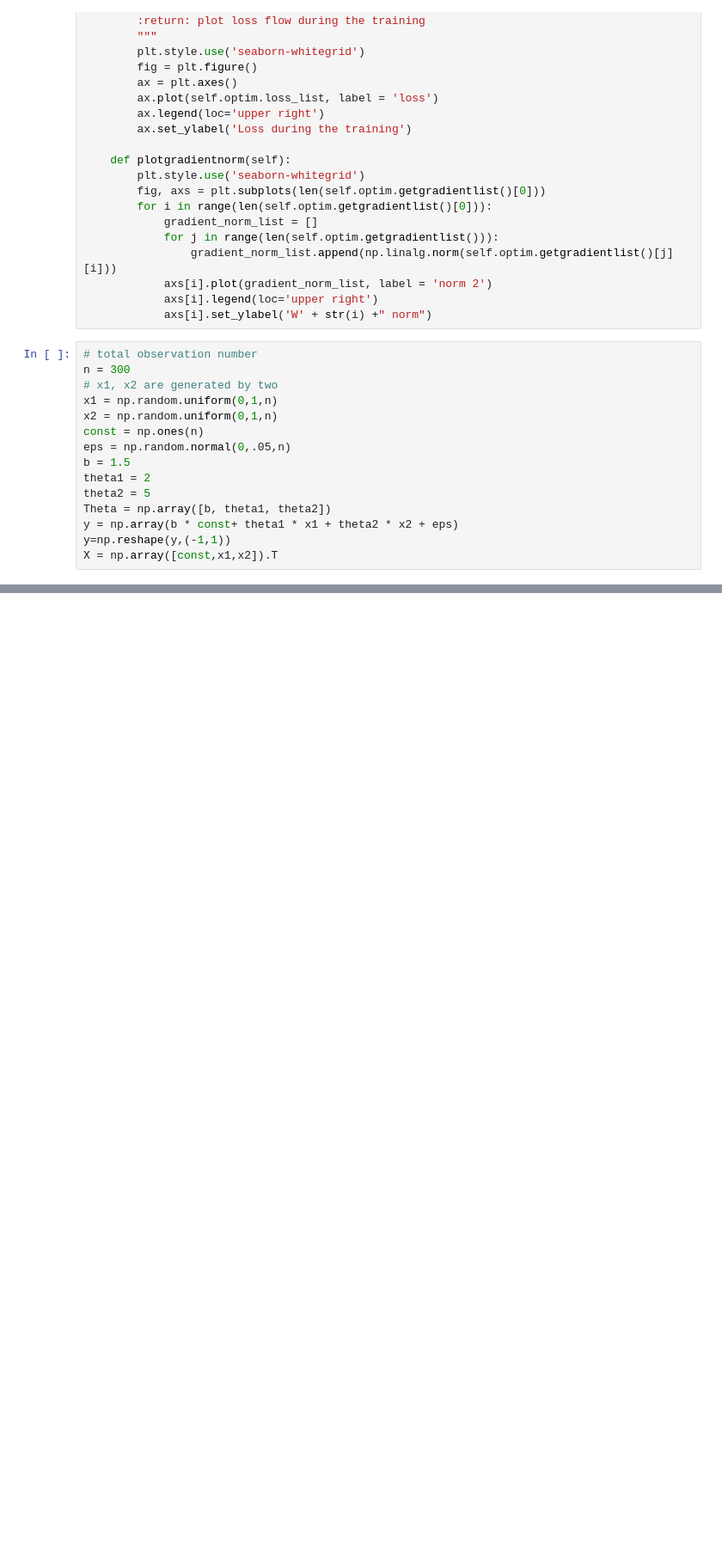
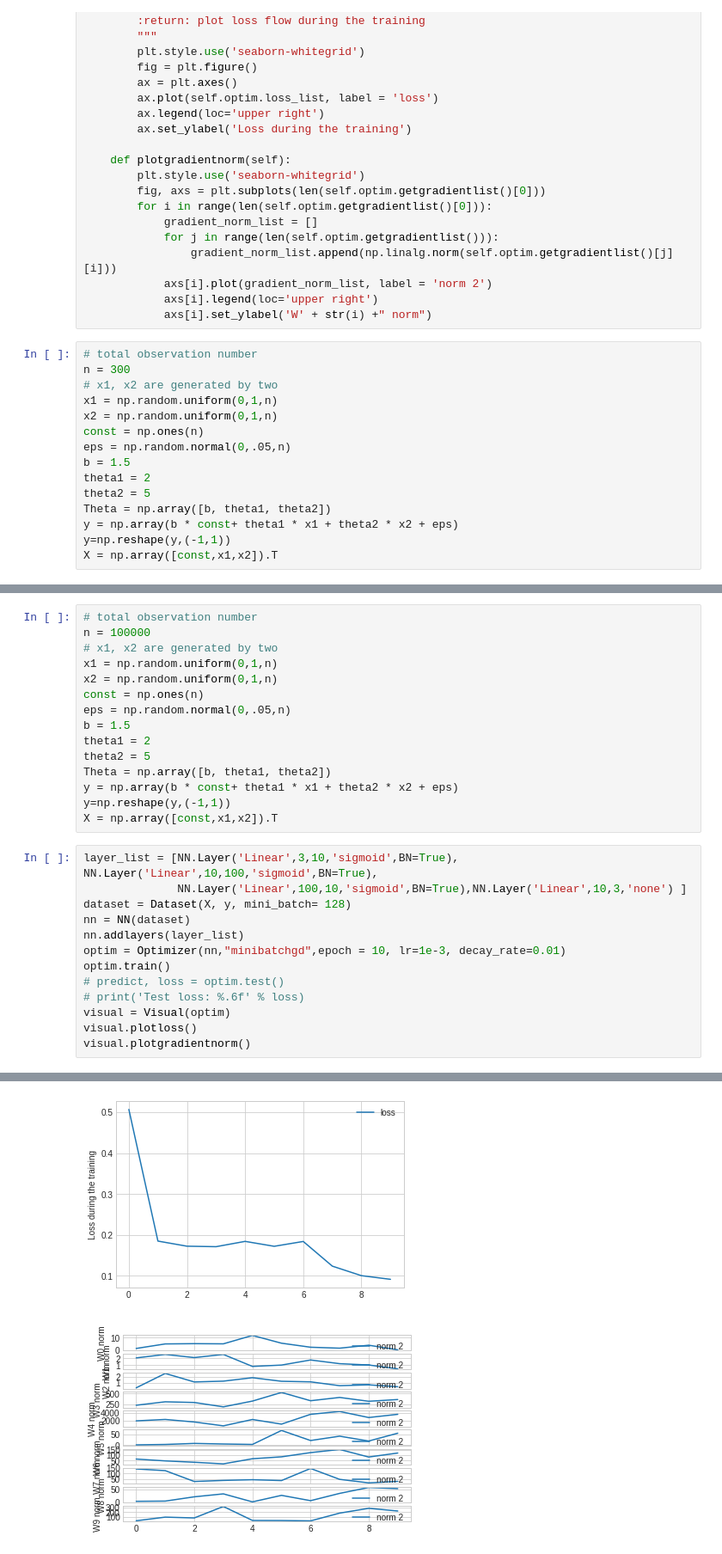
Before and after one commit to raulniconico/Nuwa0.0.1, a Jupyter notebook: Nuwa.ipynb, the cells around one changed output, grey strips where cells are left out. Shown: that part at 86% size. Cells and saved outputs as stored; diff of their text form; blank space fills up the shorter version.

```diff
--- a/Nuwa.ipynb
+++ b/Nuwa.ipynb
@@ -689,0 +712,29 @@ visual.plotgradientnorm()
+# %%
+# total observation number
+n = 100000
+# x1, x2 are generated by two
+x1 = np.random.uniform(0,1,n)
+x2 = np.random.uniform(0,1,n)
+const = np.ones(n)
+eps = np.random.normal(0,.05,n)
+b = 1.5
+theta1 = 2
+theta2 = 5
+Theta = np.array([b, theta1, theta2])
+y = np.array(b * const+ theta1 * x1 + theta2 * x2 + eps)
+y=np.reshape(y,(-1,1))
+X = np.array([const,x1,x2]).T
+# %%
+layer_list = [NN.Layer('Linear',3,10,'sigmoid',BN=True), NN.Layer('Linear',10,100,'sigmoid',BN=True),
+              NN.Layer('Linear',100,10,'sigmoid',BN=True),NN.Layer('Linear',10,3,'none') ]
+dataset = Dataset(X, y, mini_batch= 128)
+nn = NN(dataset)
+nn.addlayers(layer_list)
+optim = Optimizer(nn,"minibatchgd",epoch = 10, lr=1e-3, decay_rate=0.01)
+optim.train()
+# predict, loss = optim.test()
+# print('Test loss: %.6f' % loss)
+visual = Visual(optim)
+visual.plotloss()
+visual.plotgradientnorm()
+# %% [output]
@@ -689,0 +751,2 @@ visual.plotgradientnorm()
+[figure, added]
+[figure, added]
```
Also changed, not shown: parts of 8 cells of this notebook, 6 other files.
